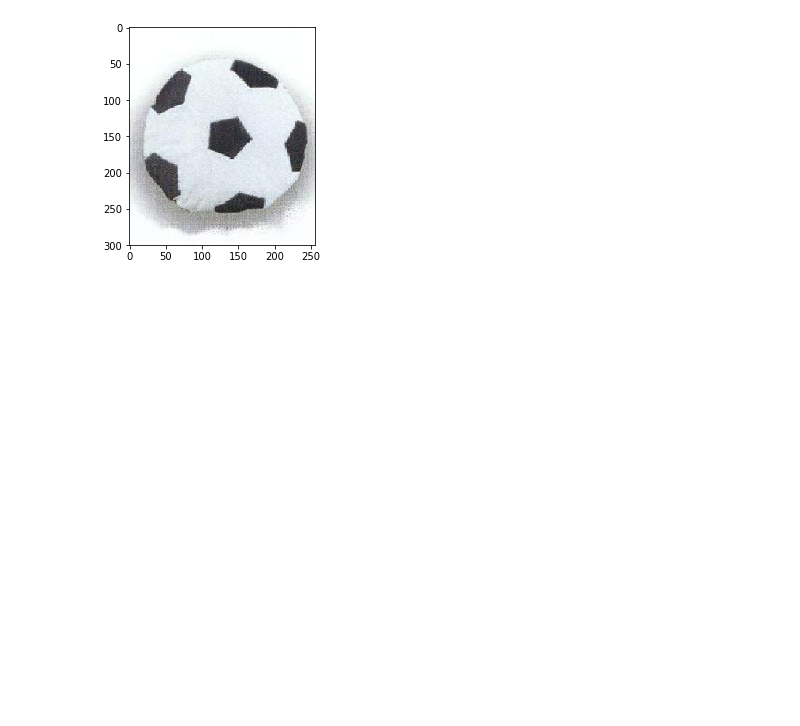
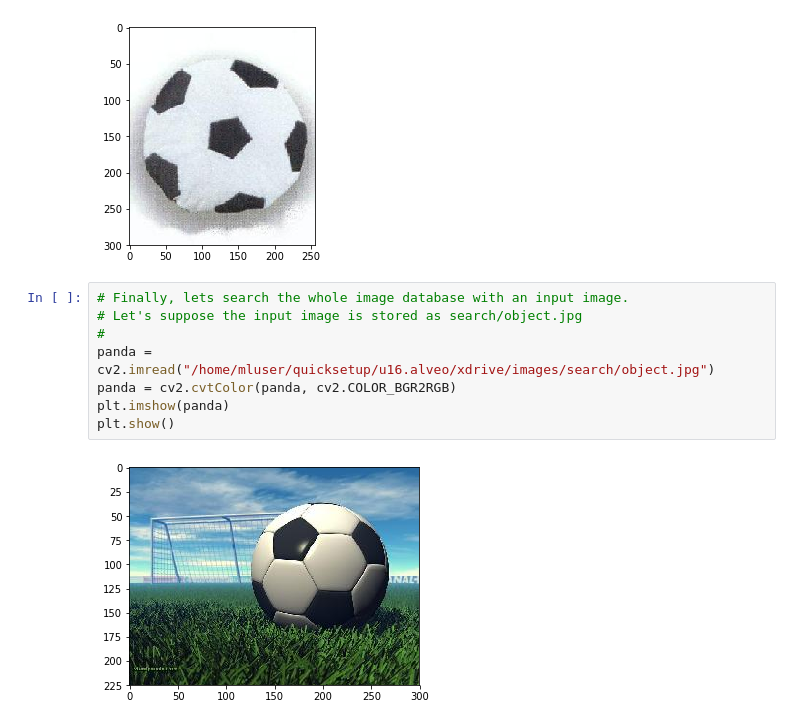
Before and after one commit to vitessedata/quicksetup, a Jupyter notebook: docker/nb/googlenet.ipynb, the cells around one changed output. Drawn from its saved outputs; the diff is of its cells as text; blank space fills up the shorter version.

```diff
--- a/docker/nb/googlenet.ipynb
+++ b/docker/nb/googlenet.ipynb
@@ -236,3 +236,13 @@ plt.imshow(panda)
 plt.show()
 # %% [output]
 [figure]
+# %%
+# Finally, lets search the whole image database with an input image.
+# Let's suppose the input image is stored as search/object.jpg
+#
+panda = cv2.imread("/home/mluser/quicksetup/u16.alveo/xdrive/images/search/object.jpg")
+panda = cv2.cvtColor(panda, cv2.COLOR_BGR2RGB)
+plt.imshow(panda)
+plt.show()
+# %% [output]
+[figure, added]
```
Also changed, not shown: parts of 6 cells of this notebook, 2 other files.
